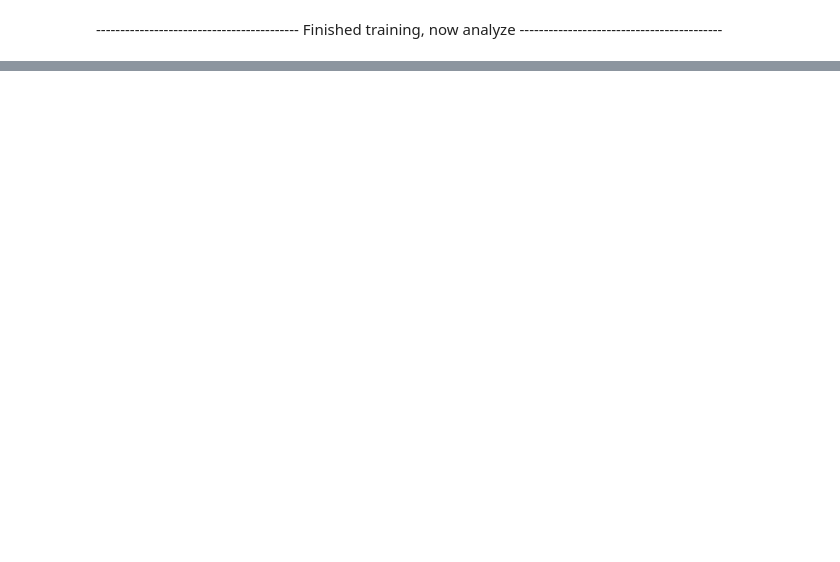
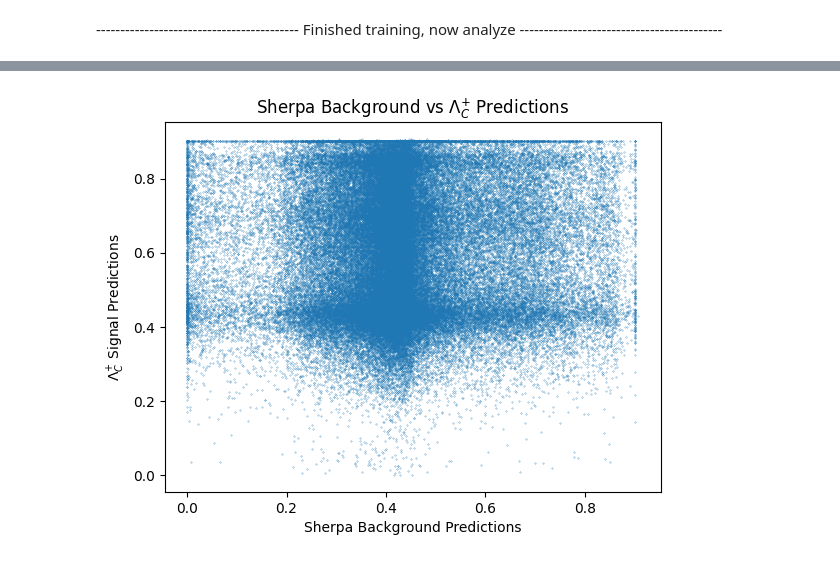
Before and after one commit to GitGup/ATLAS_DNN, a Jupyter notebook: MC_DNN.ipynb, the cells around one changed output, grey strips where cells are left out. Saved outputs shown, nothing was run; the diff lists cells and outputs as text; code cells hidden in the pictures; blank space fills up the shorter version.

```diff
--- a/MC_DNN.ipynb
+++ b/MC_DNN.ipynb
@@ -934,0 +965,8 @@ plt.show()
+# %%
+plt.scatter(predictions_background, predictions_signal, s = 0.05)
+plt.title("Sherpa Background vs $\Lambda_C^{+}$ Predictions")
+plt.xlabel("Sherpa Background Predictions")
+plt.ylabel("$\Lambda_C^{+}$ Signal Predictions")
+plt.show()
+# %% [output]
+[figure, added]
```
Also changed, not shown: parts of 23 cells of this notebook.
